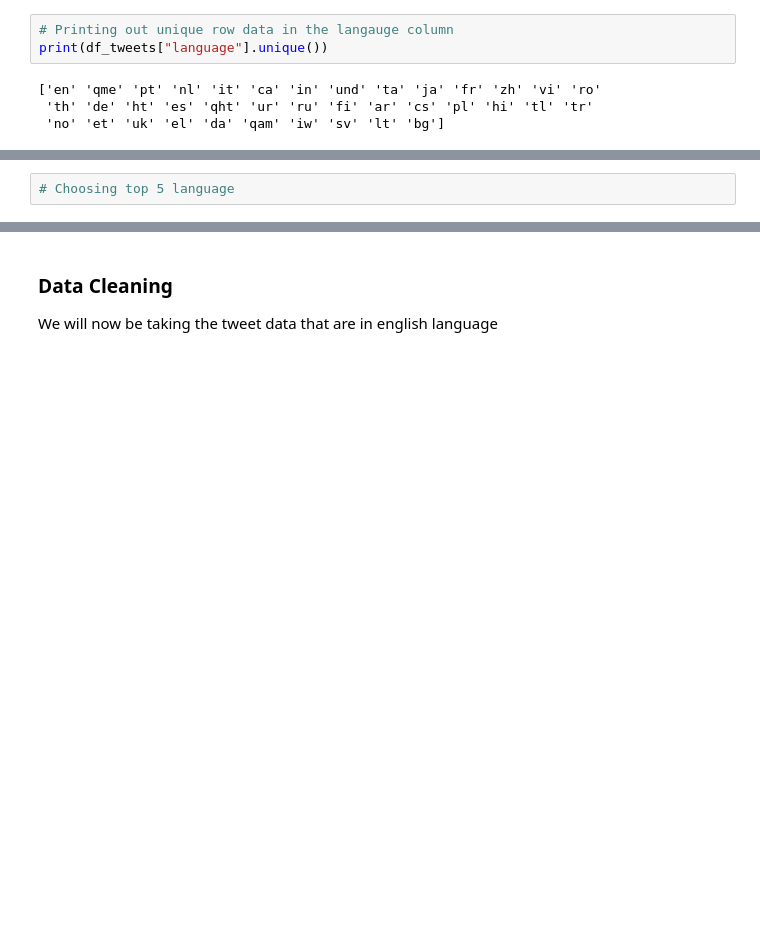
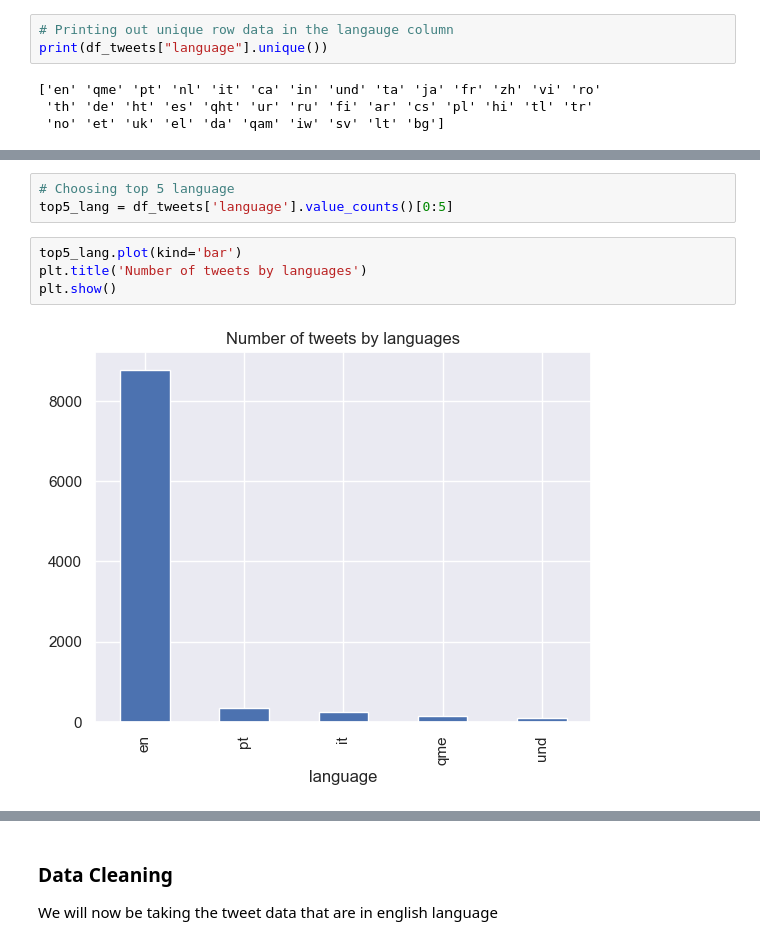
Before and after one commit to p1816387/MY-DAC-Curriculum, a Jupyter notebook: DAC-008_Intro_To_NLP/DAC-008_Sentiment_Analysis_1_Student.ipynb, the cells around one changed output, grey strips where cells are left out. Cells and saved outputs as stored; diff of their text form; blank space fills up the shorter version.

```diff
--- a/DAC-008_Intro_To_NLP/DAC-008_Sentiment_Analysis_1_Student.ipynb
+++ b/DAC-008_Intro_To_NLP/DAC-008_Sentiment_Analysis_1_Student.ipynb
@@ -216,5 +222,12 @@ df_tweets['language'].value_counts()[0:5].plot(kind='bar')
 # %%
 # Choosing top 5 language
+top5_lang = df_tweets['language'].value_counts()[0:5]
+# %%
+top5_lang.plot(kind='bar')
+plt.title('Number of tweets by languages')
+plt.show()
+# %% [output]
+[figure, added]
 # %%
 # Plotting the Bar Graph
 # Setting theme for the sns background
```
Also changed, not shown: parts of 34 cells of this notebook.
